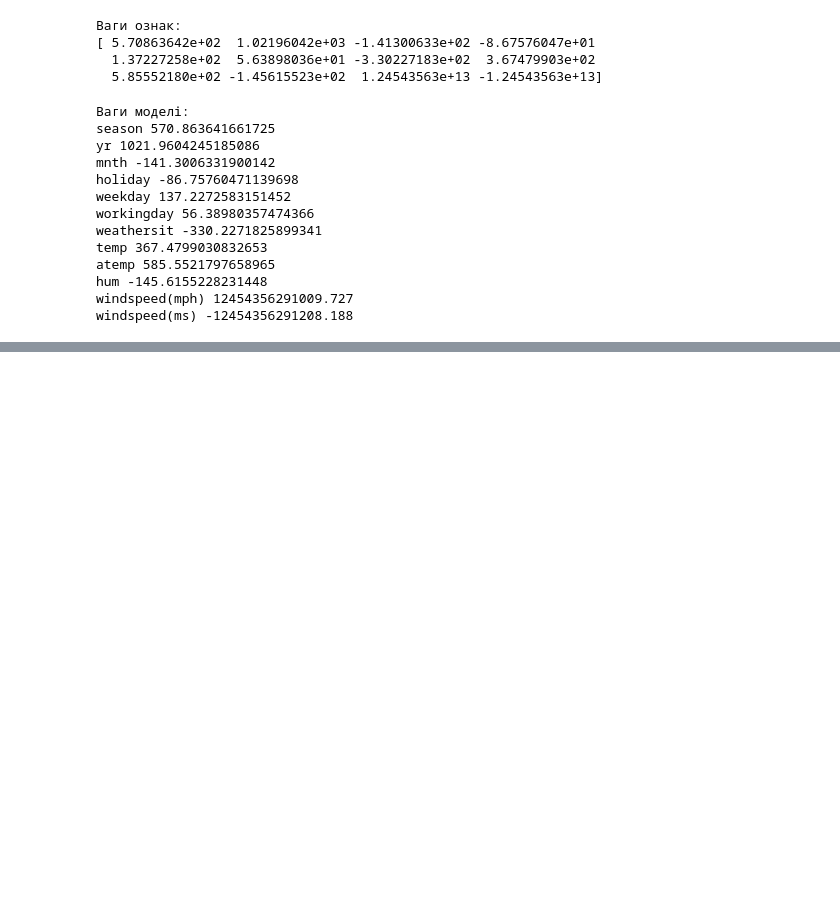
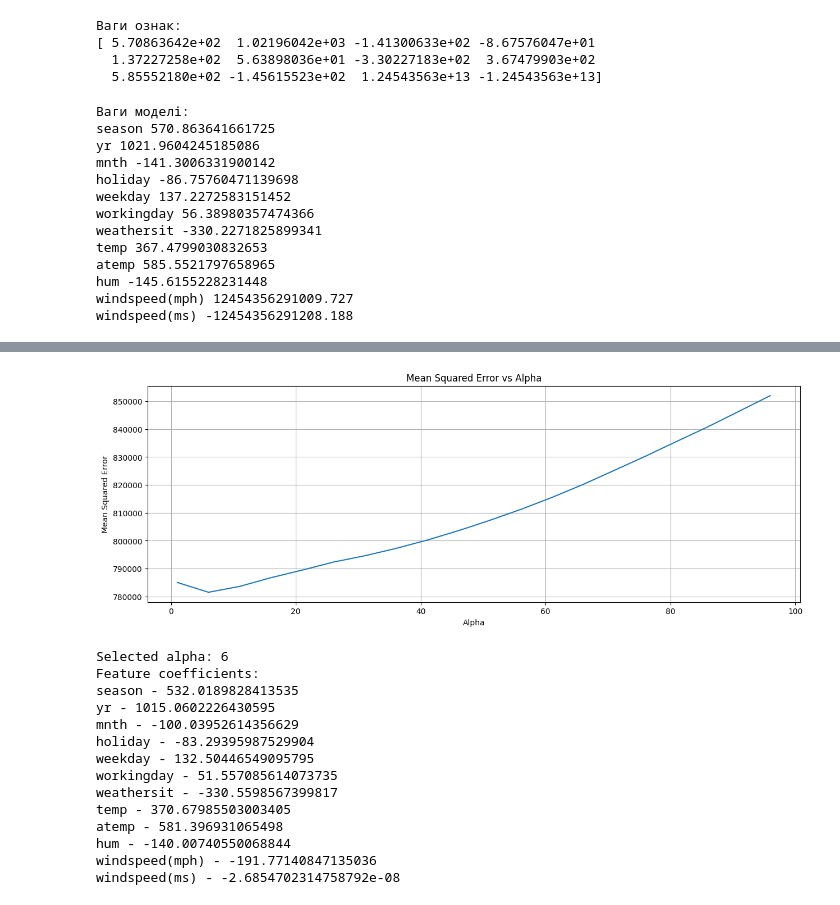
Before and after one commit to phenixua/HW4, a Jupyter notebook: HW4.ipynb, the cells around one changed output, grey strips where cells are left out. Drawn from its saved outputs; the diff is of its cells as text; code cells hidden in the pictures; blank space fills up the shorter version.

```diff
--- a/HW4.ipynb
+++ b/HW4.ipynb
@@ -188,0 +339,61 @@ windspeed(ms) -12454356291208.188
+# %%
+from sklearn.linear_model import LassoCV
+import numpy as np
+
+# Визначення функції для побудови графіка
+def create_plot(data, title, xlabel, ylabel, figsize=None):
+    size = figsize or (15, 5)
+    plt.figure(figsize=size)
+
+    x = list(map(lambda e: e[0], data))
+    y = list(map(lambda e: e[1], data))
+    plt.plot(x, y)
+
+    plt.title(title)
+    plt.xlabel(xlabel)
+    plt.ylabel(ylabel)
+
+    plt.grid()
+    plt.show()
+
+# Задання параметрів регуляризації
+alphas = np.arange(1, 100, 5)
+
+# Ініціалізація та навчання регресора LassoCV
+regressor = LassoCV(alphas=alphas, cv=3)
+regressor.fit(X, y)
+
+# Перевірка наявності даних у змінній data перед побудовою графіка
+data = list(zip(regressor.alphas_, np.mean(regressor.mse_path_, axis=1)))
+if data:
+    # Побудова графіка усередненого за рядками MSE в залежності від alpha
+    create_plot(
+        data,
+        title="Mean Squared Error vs Alpha",
+        xlabel="Alpha",
+        ylabel="Mean Squared Error"
+    )
+else:
+    print("No data available for plotting.")
+
+# Виведення вибраного alpha та пар "ознака-коефіцієнт" для навченого вектора коефіцієнтів
+print("Selected alpha:", regressor.alpha_)
+print("Feature coefficients:")
+for feature, coef in zip(df.columns, regressor.coef_):
+    print(feature, "-", coef)
+# %% [output]
+[figure, added]
+Selected alpha: 6
+Feature coefficients:
+season - 532.0189828413535
+yr - 1015.0602226430595
+mnth - -100.03952614356629
+holiday - -83.29395987529904
+weekday - 132.50446549095795
+workingday - 51.557085614073735
+weathersit - -330.5598567399817
+temp - 370.67985503003405
+atemp - 581.396931065498
+hum - -140.00740550068844
+windspeed(mph) - -191.77140847135036
+windspeed(ms) - -2.6854702314758792e-08
```
Also changed, not shown: parts of 14 cells of this notebook.
